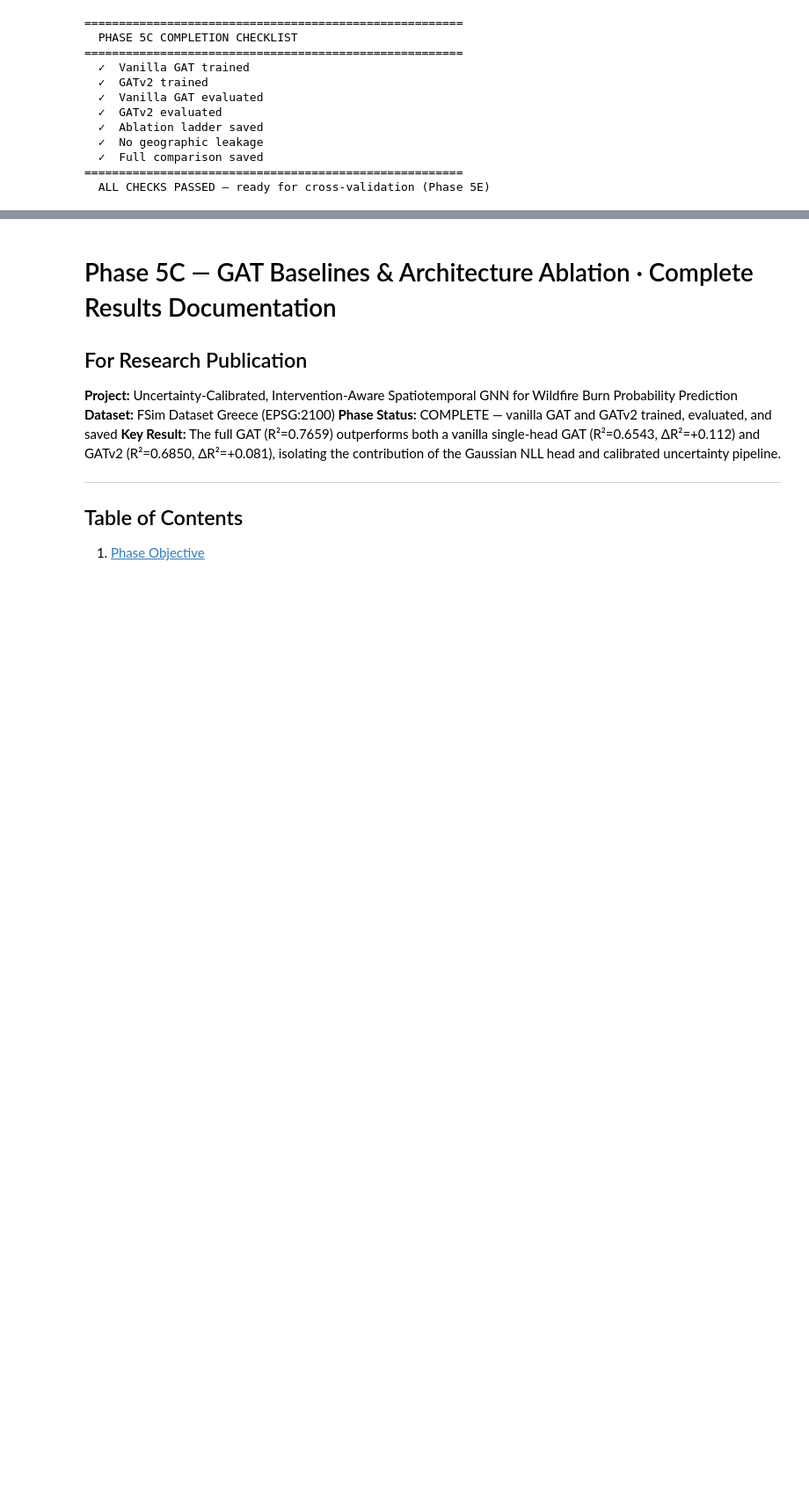
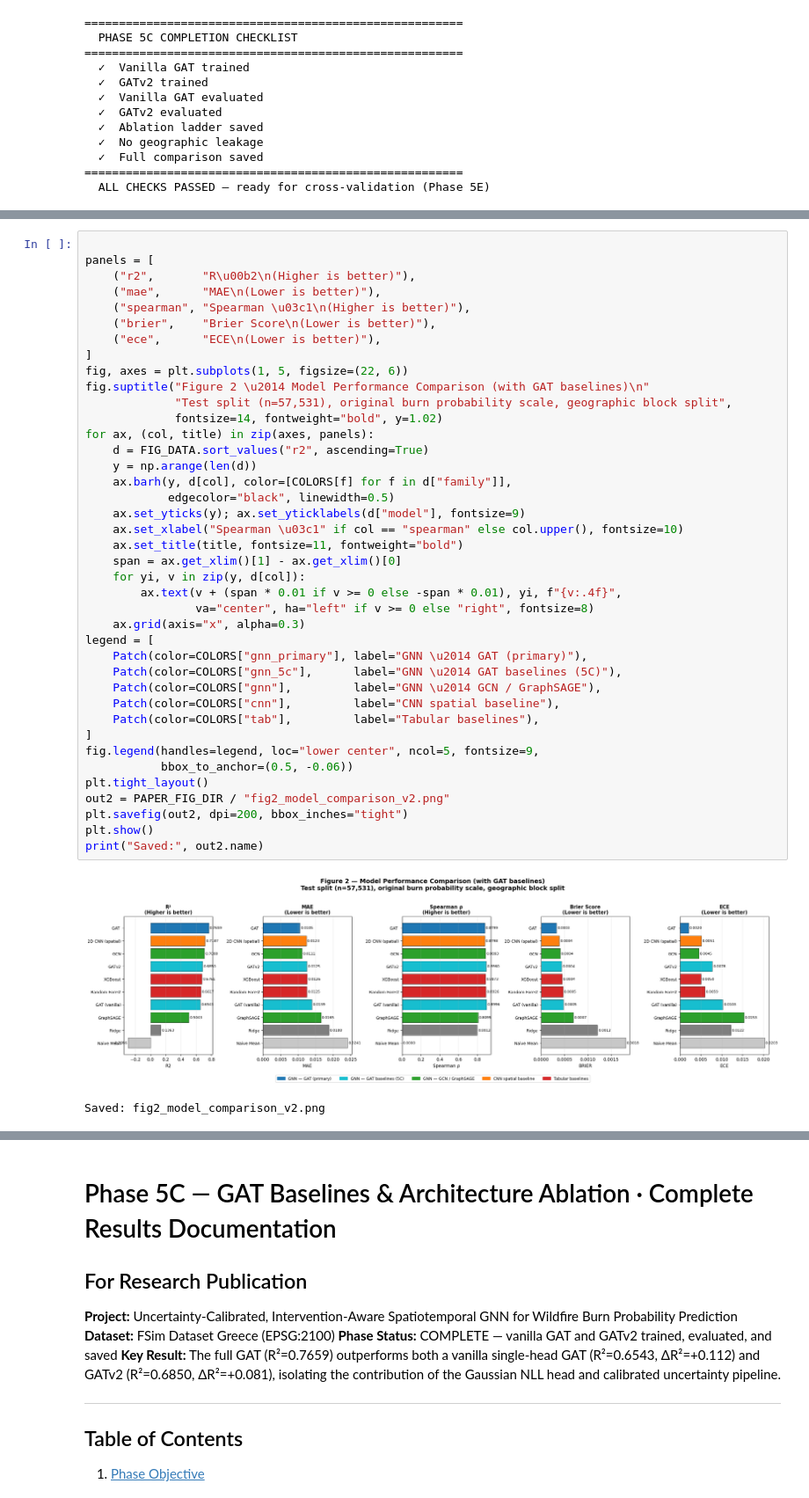
Before and after one commit to dilrabonu/spatiotemporal-gnn-wildfire-risk, a Jupyter notebook: notebooks/05c_gat_baselines.ipynb, the cells around one changed output, grey strips where cells are left out. Shown at 88% size. Cells and saved outputs as stored; diff of their text form; blank space fills up the shorter version.

Commit message:
The notebook implemented and the paper results done

```diff
--- a/notebooks/05c_gat_baselines.ipynb
+++ b/notebooks/05c_gat_baselines.ipynb
@@ -342,0 +381,43 @@ print('  ALL CHECKS PASSED — ready for cross-validation (Phase 5E)'
+# %%
+
+panels = [
+    ("r2",       "R\u00b2\n(Higher is better)"),
+    ("mae",      "MAE\n(Lower is better)"),
+    ("spearman", "Spearman \u03c1\n(Higher is better)"),
+    ("brier",    "Brier Score\n(Lower is better)"),
+    ("ece",      "ECE\n(Lower is better)"),
+]
+fig, axes = plt.subplots(1, 5, figsize=(22, 6))
+fig.suptitle("Figure 2 \u2014 Model Performance Comparison (with GAT baselines)\n"
+             "Test split (n=57,531), original burn probability scale, geographic block split",
+             fontsize=14, fontweight="bold", y=1.02)
+for ax, (col, title) in zip(axes, panels):
+    d = FIG_DATA.sort_values("r2", ascending=True)
+    y = np.arange(len(d))
+    ax.barh(y, d[col], color=[COLORS[f] for f in d["family"]],
+            edgecolor="black", linewidth=0.5)
+    ax.set_yticks(y); ax.set_yticklabels(d["model"], fontsize=9)
+    ax.set_xlabel("Spearman \u03c1" if col == "spearman" else col.upper(), fontsize=10)
+    ax.set_title(title, fontsize=11, fontweight="bold")
+    span = ax.get_xlim()[1] - ax.get_xlim()[0]
+    for yi, v in zip(y, d[col]):
+        ax.text(v + (span * 0.01 if v >= 0 else -span * 0.01), yi, f"{v:.4f}",
+                va="center", ha="left" if v >= 0 else "right", fontsize=8)
+    ax.grid(axis="x", alpha=0.3)
+legend = [
+    Patch(color=COLORS["gnn_primary"], label="GNN \u2014 GAT (primary)"),
+    Patch(color=COLORS["gnn_5c"],      label="GNN \u2014 GAT baselines (5C)"),
+    Patch(color=COLORS["gnn"],         label="GNN \u2014 GCN / GraphSAGE"),
+    Patch(color=COLORS["cnn"],         label="CNN spatial baseline"),
+    Patch(color=COLORS["tab"],         label="Tabular baselines"),
+]
+fig.legend(handles=legend, loc="lower center", ncol=5, fontsize=9,
+           bbox_to_anchor=(0.5, -0.06))
+plt.tight_layout()
+out2 = PAPER_FIG_DIR / "fig2_model_comparison_v2.png"
+plt.savefig(out2, dpi=200, bbox_inches="tight")
+plt.show()
+print("Saved:", out2.name)
+# %% [output]
+[figure, added]
+Saved: fig2_model_comparison_v2.png
```
Also changed, not shown: parts of 2 cells of this notebook, 3 other files.
